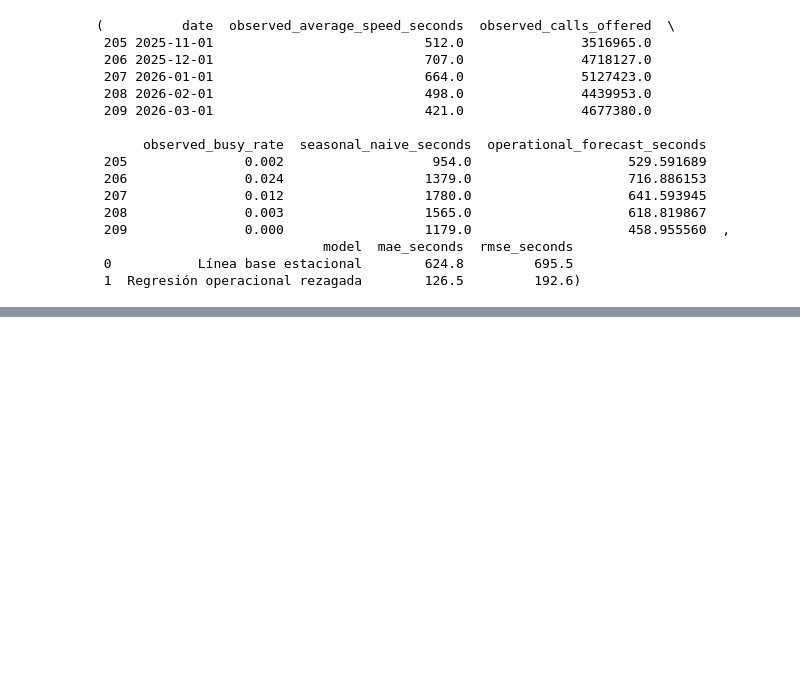
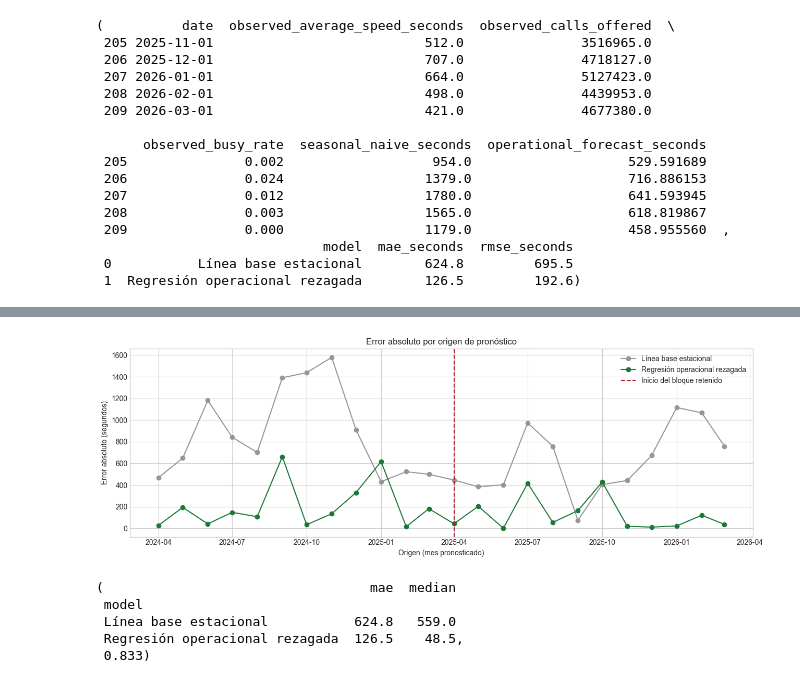
Before and after one commit to jdvelasq/classroom-vibecoding, a Jupyter notebook: implementation/predictiva/P211_pronostico_congestion_servicio/professor/notebook.ipynb, the cells around one changed output, grey strips where cells are left out. Saved outputs shown, nothing was run; the diff lists cells and outputs as text; code cells hidden in the pictures; blank space fills up the shorter version.

```diff
--- a/implementation/predictiva/P211_pronostico_congestion_servicio/professor/notebook.ipynb
+++ b/implementation/predictiva/P211_pronostico_congestion_servicio/professor/notebook.ipynb
@@ -295,0 +355,43 @@ forecast.tail(), metrics
+# %%
+# La gráfica muestra si la ventaja de la regresión operacional se mantiene a lo largo de los orígenes o sólo aparece en el bloque retenido.
+
+figure_rolling, axis_rolling = plt.subplots(figsize=(13, 4.5))
+for model_name, color in [
+    ("Línea base estacional", "#969696"),
+    ("Regresión operacional rezagada", "#1b7837"),
+]:
+    series = rolling_origin_errors[rolling_origin_errors["model"] == model_name]
+    axis_rolling.plot(
+        series["origin"], series["abs_error"], marker="o", color=color, label=model_name
+    )
+
+block_start = evaluation["date"].min()
+axis_rolling.axvline(block_start, color="#b2182b", linestyle="--", label="Inicio del bloque retenido")
+axis_rolling.set_title("Error absoluto por origen de pronóstico")
+axis_rolling.set_xlabel("Origen (mes pronosticado)")
+axis_rolling.set_ylabel("Error absoluto (segundos)")
+axis_rolling.legend()
+figure_rolling.tight_layout()
+plt.show()
+# %% [output]
+[figure, added]
+# %%
+# El resumen se calcula sólo sobre los 12 orígenes del bloque final, para que sea comparable con H03; los orígenes anteriores sólo alimentan el intervalo de la siguiente sección.
+
+block_errors = rolling_origin_errors[rolling_origin_errors["in_evaluation_block"]]
+rolling_summary = (
+    block_errors.groupby("model")["abs_error"].agg(mae="mean", median="median").round(1)
+)
+
+paired_errors = block_errors.pivot(index="origin", columns="model", values="abs_error")
+ridge_win_fraction = (
+    paired_errors["Regresión operacional rezagada"] < paired_errors["Línea base estacional"]
+).mean()
+
+rolling_summary, round(ridge_win_fraction, 3)
+# %% [output]
+(                                  mae  median
+ model
+ Línea base estacional           624.8   559.0
+ Regresión operacional rezagada  126.5    48.5,
+ 0.833)
```
Also changed, not shown: parts of 5 cells of this notebook, 7 other files.
